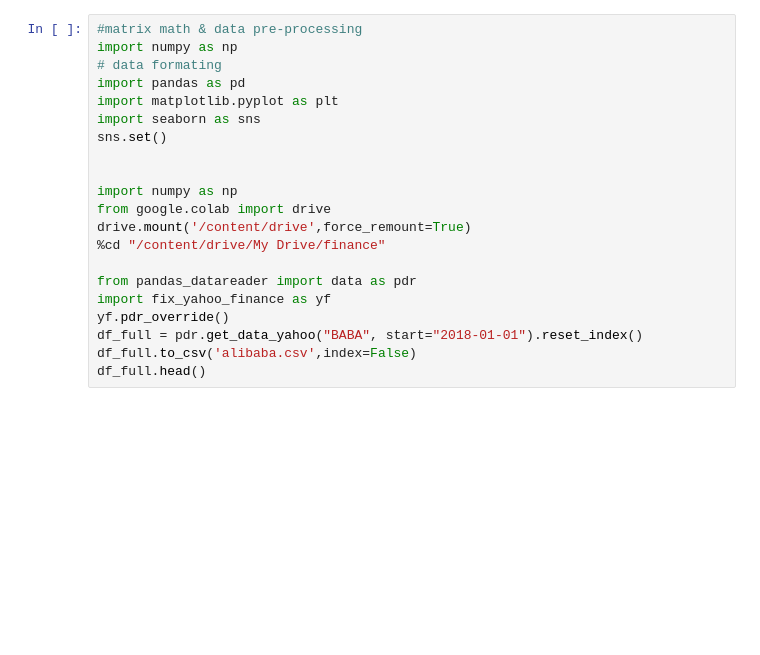
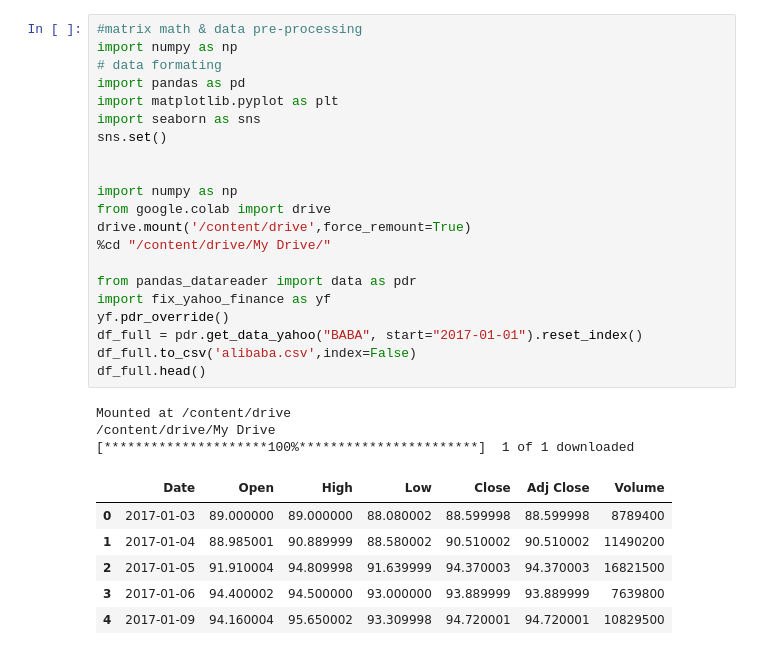
Before and after one commit to abragroup/AI-Course-finance-demo-alibaba, a Jupyter notebook: finance.ipynb, the cells around one changed output. Cells and saved outputs as stored; diff of their text form; blank space fills up the shorter version.

```diff
--- a/finance.ipynb
+++ b/finance.ipynb
@@ -3,24 +3,34 @@
 # %%
 #matrix math & data pre-processing
 import numpy as np
 # data formating
 import pandas as pd
 import matplotlib.pyplot as plt
 import seaborn as sns
 sns.set()
 
 
 import numpy as np
 from google.colab import drive
 drive.mount('/content/drive',force_remount=True)
-%cd "/content/drive/My Drive/finance"
+%cd "/content/drive/My Drive/"
 
 from pandas_datareader import data as pdr
 import fix_yahoo_finance as yf
 yf.pdr_override()
-df_full = pdr.get_data_yahoo("BABA", start="2018-01-01").reset_index()
+df_full = pdr.get_data_yahoo("BABA", start="2017-01-01").reset_index()
 df_full.to_csv('alibaba.csv',index=False)
 df_full.head()
+# %% [output]
+Mounted at /content/drive
+/content/drive/My Drive
+[*********************100%***********************]  1 of 1 downloaded
+|  | Date | Open | High | Low | Close | Adj Close | Volume |
+| 0 | 2017-01-03 | 89.000000 | 89.000000 | 88.080002 | 88.599998 | 88.599998 | 8789400 |
+| 1 | 2017-01-04 | 88.985001 | 90.889999 | 88.580002 | 90.510002 | 90.510002 | 11490200 |
+| 2 | 2017-01-05 | 91.910004 | 94.809998 | 91.639999 | 94.370003 | 94.370003 | 16821500 |
+| 3 | 2017-01-06 | 94.400002 | 94.500000 | 93.000000 | 93.889999 | 93.889999 | 7639800 |
+| 4 | 2017-01-09 | 94.160004 | 95.650002 | 93.309998 | 94.720001 | 94.720001 | 10829500 |
 # %%
 !pip install yfinance --upgrade --no-cache-dir
 # %% [output]
```
Also changed, not shown: parts of 8 cells of this notebook.
